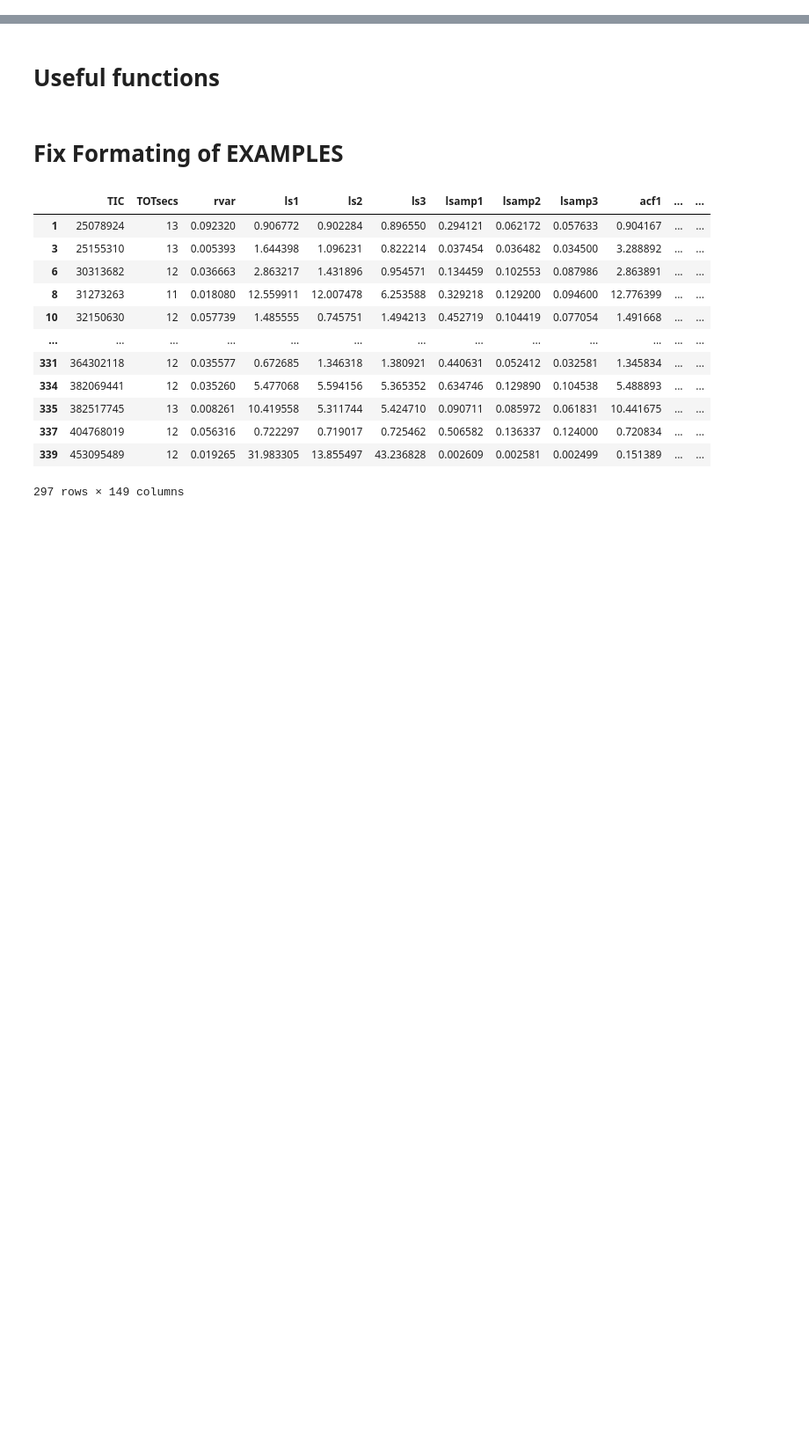
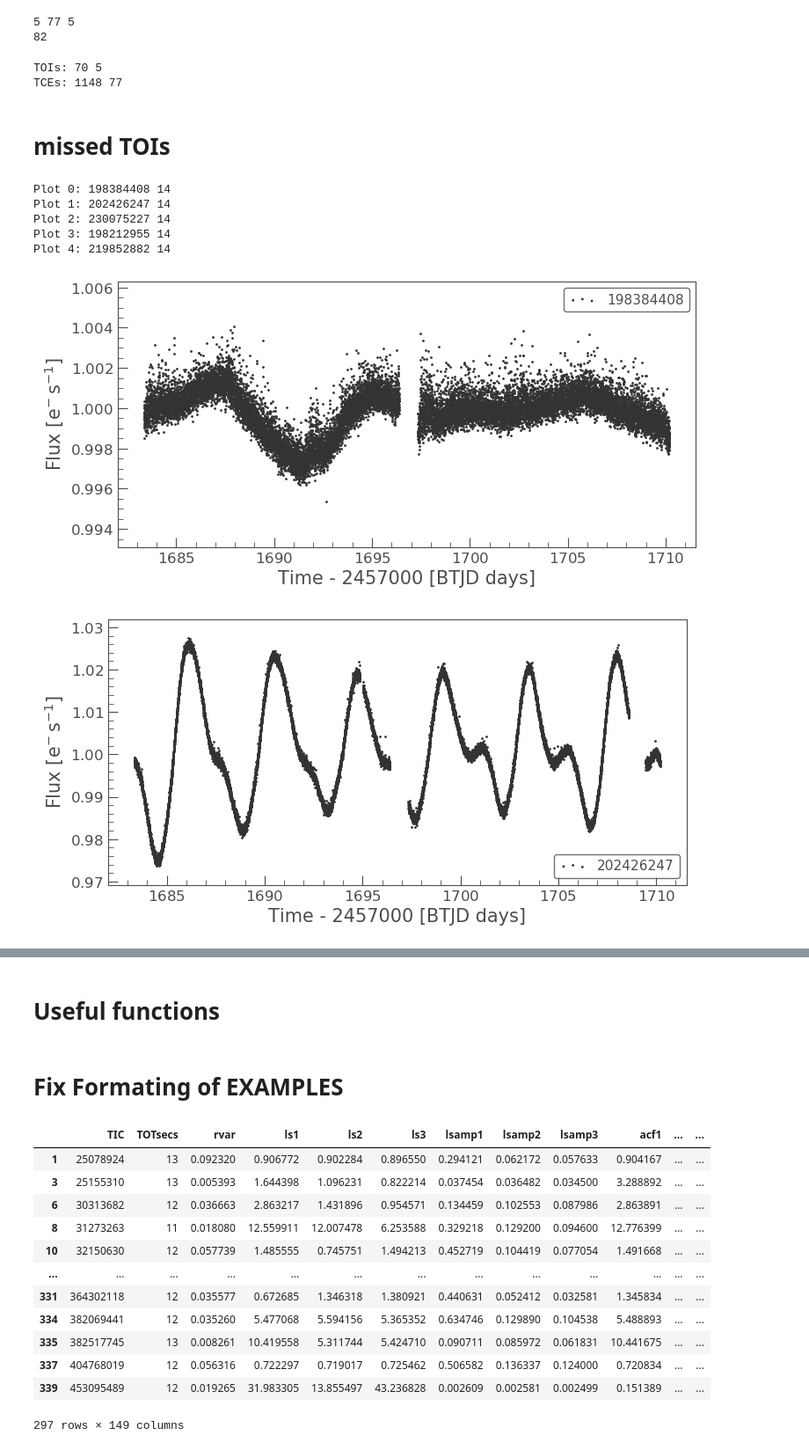
Before and after one commit to deerow22/helenResearch, a Jupyter notebook: RF_trainingexamples_final.ipynb, the cells around one changed output, grey strips where cells are left out. Shown at 88% size. Saved outputs shown, nothing was run; the diff lists cells and outputs as text; code cells hidden in the pictures; blank space fills up the shorter version.

```diff
--- a/RF_trainingexamples_final.ipynb
+++ b/RF_trainingexamples_final.ipynb
@@ -7,0 +201,4 @@ from astropy.io import ascii
+# %%
+# targets that are in tce or tois
+edf = rf2_final[(np.isin(rf2_final['TIC'], ddf['TIC']))==False]
+len(edf['TIC'].unique()),577-371 #should be 206
@@ -7,0 +207,7 @@ from astropy.io import ascii
+# %%
+#see if any tce/toi classified as no transit
+fdf = edf[edf['CLASS']==1.0] #possibly wrong class?? checking below
+print(len(edf['TIC'].unique()), len(fdf['TIC'].unique()))
+#so 82 of the 371 tce/toi stars were classified no transit
+# check if they are tce only (b/c then could be a false positive)
+fdf
@@ -7,0 +229,62 @@ from astropy.io import ascii
+# %%
+#see which class=1 targets were actually in toi or tce lists
+
+alltce = pd.concat([secs_1_13_tce, secs_14_26_tce])
+merged16 = pd.merge(fdf, toi_list,on='TIC') #planets classified as no transit
+merged17 = pd.merge(fdf,alltce, left_on='TIC',right_on='ticid' )
+merged18 = pd.merge(fdf, toi_list2,on='TIC')
+print(len(merged16['TIC'].unique()), len(merged17['TIC'].unique()),
+      len(merged18['TIC'].unique()))
+print(len(fdf['TIC'].unique()))
+# 5 are tois wrongly classed as no transit
+# 77 are tces classed as no transit but these could be false pos.
+# no unknown detections
+# %% [output]
+5 77 5
+82
+# %%
+#removing duplicates
+
+another = merged16.drop(columns=['Unnamed: 0'])
+missedtois = another.drop_duplicates()
+another2 = merged17.drop(columns=['Unnamed: 0'])
+missedtces = another2.drop_duplicates()
+
+print('TOIs:',len(missedtois),len(missedtois['TIC'].unique()))
+print('TCEs:',len(missedtces),len(missedtces['TIC'].unique()))
+# %% [output]
+TOIs: 70 5
+TCEs: 1148 77
+# %% [markdown]
+# missed TOIs
+# %%
+#data paths
+secpath = '/Volumes/Seagate-stars/Final_Run/Clean_LCs_forBLS/{}/sec{}_lc.fits'#.format(tic,sec)
+stitchpath = '/Volumes/Seagate-stars/Final_Run/Clean_LCs_forBLS/{}/stitched_lc.fits'#.format(tic)
+
+count=0
+seen = {}
+for tic,sec in missedtois[['TIC','Sector']].to_numpy():
+    if tic not in seen:
+        try:
+            thepath = secpath.format(tic,sec)
+            lcf = lk.open(thepath)
+            lc = lcf.FLUX
+            lc.scatter()
+            print('Plot {}:'.format(count),tic,sec)
+            count+=1
+            seen[tic] = 1
+        except FileNotFoundError:
+            pass
+    else:
+        pass
+    if count == 19:#to avoid too many plots
+        break
+# %% [output]
+Plot 0: 198384408 14
+Plot 1: 202426247 14
+Plot 2: 230075227 14
+Plot 3: 198212955 14
+Plot 4: 219852882 14
+[figure, added]
+[figure, added]
```
Also changed, not shown: parts of 54 cells of this notebook.
